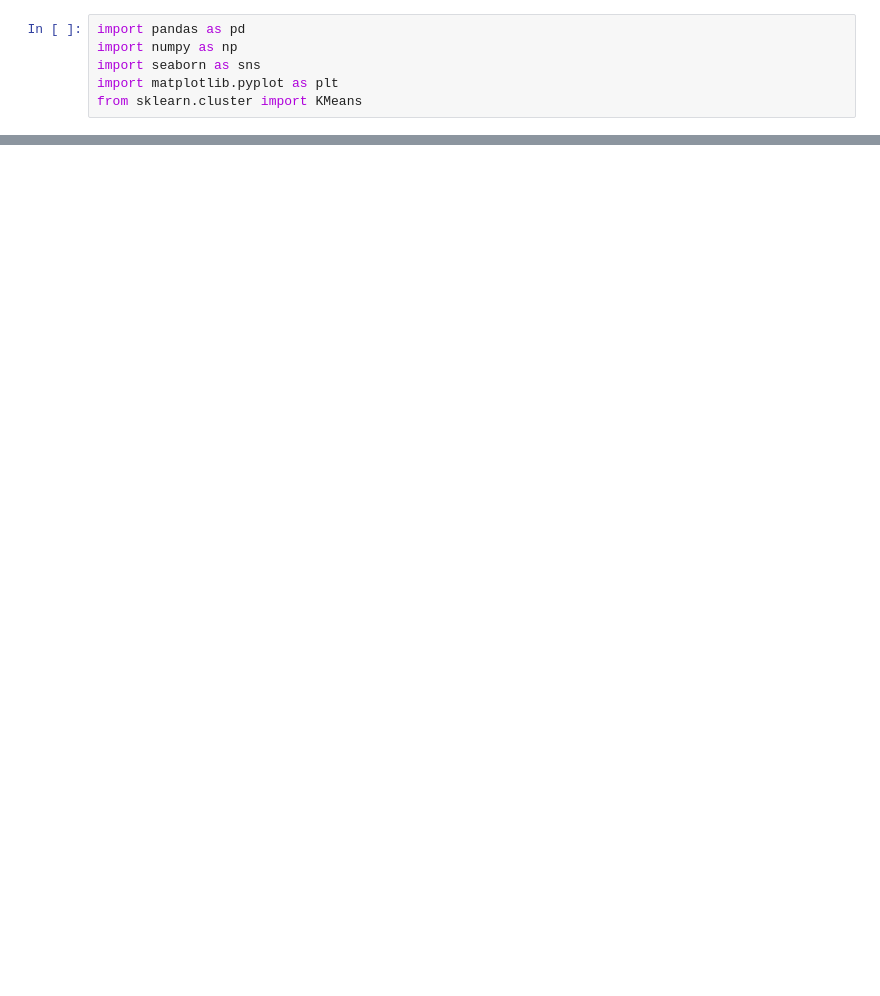
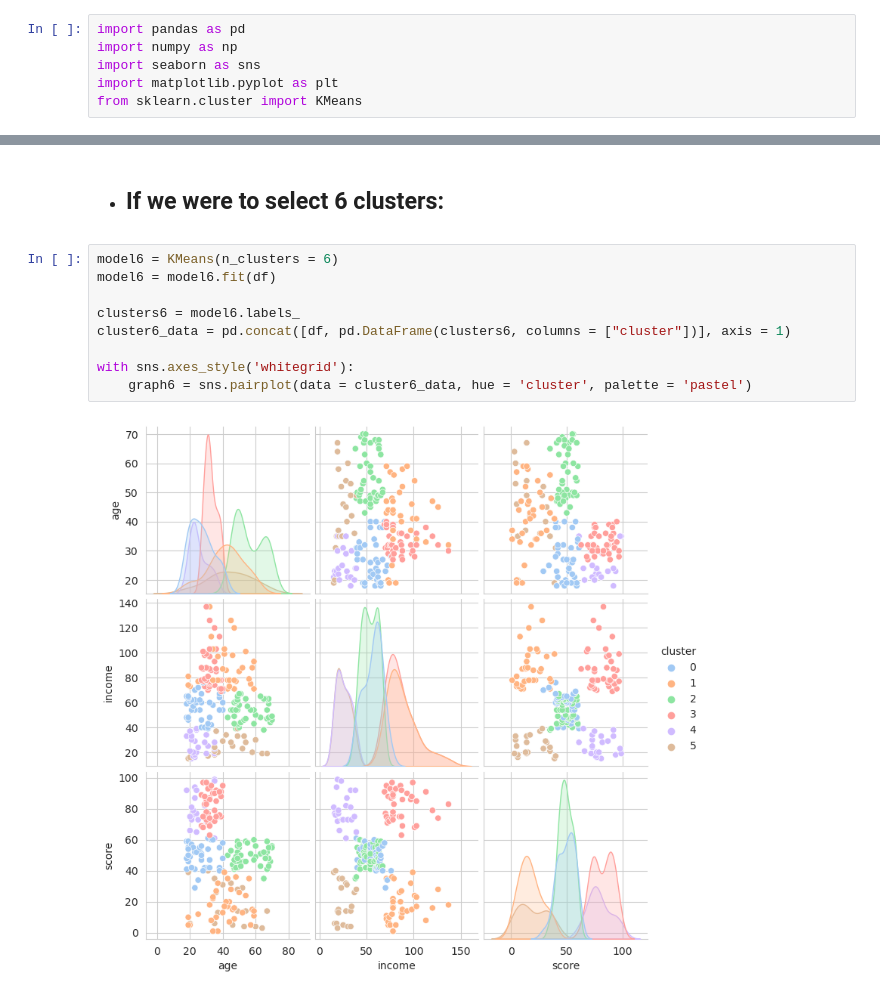
Before and after one commit to rodolphojung/Data-Science-and-Analytics, a Jupyter notebook: k-means-mall-db.ipynb, the cells around one changed output, grey strips where cells are left out. Drawn from its saved outputs; the diff is of its cells as text; blank space fills up the shorter version.

```diff
--- a/k-means-mall-db.ipynb
+++ b/k-means-mall-db.ipynb
@@ -12,0 +152,13 @@ from sklearn.cluster import KMeans
+# %% [markdown]
+* ##  If we were to select 6 clusters:
+# %%
+model6 = KMeans(n_clusters = 6)
+model6 = model6.fit(df)
+
+clusters6 = model6.labels_
+cluster6_data = pd.concat([df, pd.DataFrame(clusters6, columns = ["cluster"])], axis = 1)
+
+with sns.axes_style('whitegrid'):
+    graph6 = sns.pairplot(data = cluster6_data, hue = 'cluster', palette = 'pastel')
+# %% [output]
+[figure, added]
```
Also changed, not shown: parts of 32 cells of this notebook.
